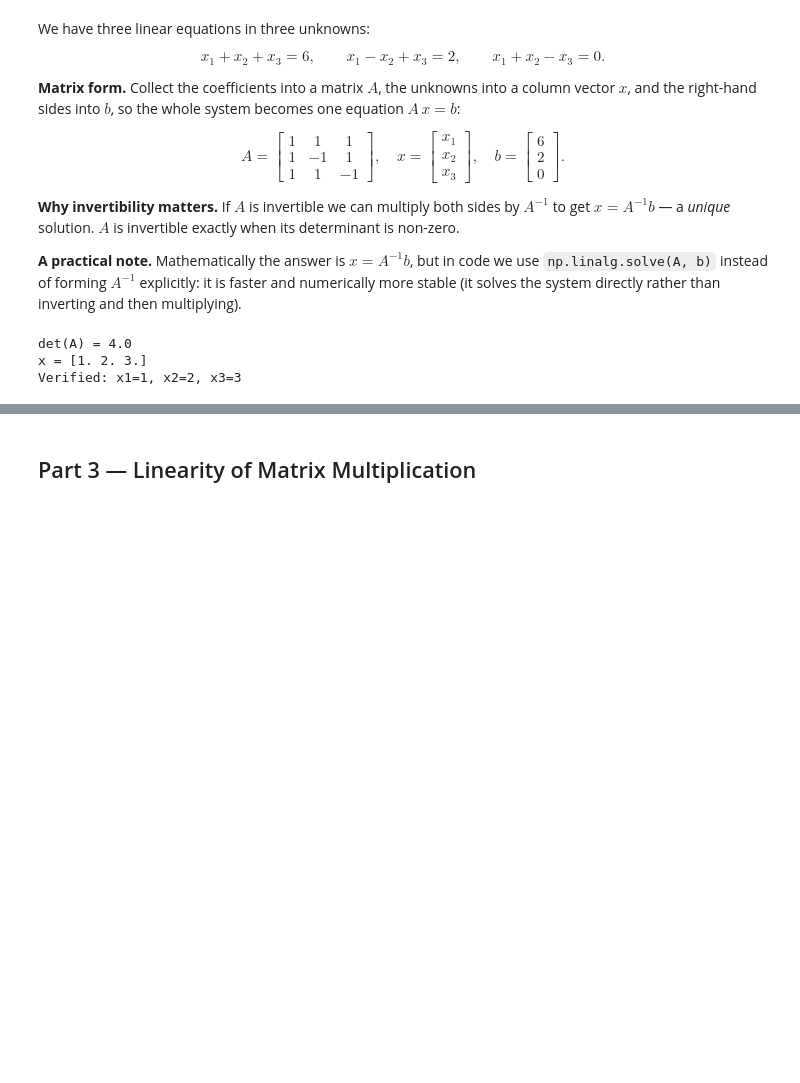
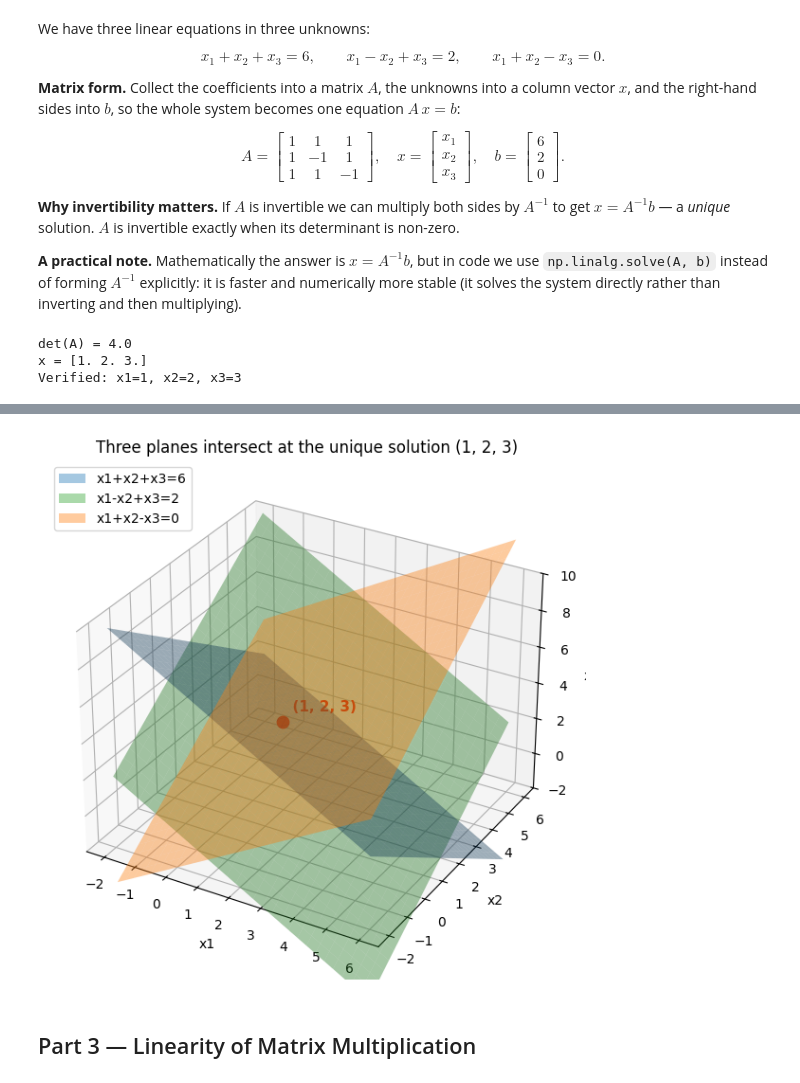
Before and after one commit to eladmintzer/linear-algebra, a Jupyter notebook: ex1/solution.ipynb, the cells around one changed output, grey strips where cells are left out. Drawn from its saved outputs; the diff is of its cells as text; code cells hidden in the pictures; blank space fills up the shorter version.

Commit message:
feat(ex1): Part 2 geometric figure — three planes meeting at (1,2,3)

```diff
--- a/ex1/solution.ipynb
+++ b/ex1/solution.ipynb
@@ -43,3 +47,35 @@ Verified: x1=1, x2=2, x3=3
+# %%
+import numpy as np
+import matplotlib.pyplot as plt
+from mpl_toolkits.mplot3d import Axes3D  # noqa: F401  (enables 3d projection)
+
+# Grid over x1, x2; solve each plane for x3 (z)
+g = np.linspace(-2, 6, 30)
+X, Y = np.meshgrid(g, g)
+Z1 = 6 - X - Y      # x1 + x2 + x3 = 6  -> z = 6 - x - y
+Z2 = 2 - X + Y      # x1 - x2 + x3 = 2  -> z = 2 - x + y
+Z3 = X + Y          # x1 + x2 - x3 = 0  -> z = x + y
+
+fig = plt.figure(figsize=(7, 6))
+ax = fig.add_subplot(111, projection="3d")
+ax.plot_surface(X, Y, Z1, alpha=0.4, color="tab:blue")
+ax.plot_surface(X, Y, Z2, alpha=0.4, color="tab:green")
+ax.plot_surface(X, Y, Z3, alpha=0.4, color="tab:orange")
+
+# The unique solution
+ax.scatter([1], [2], [3], color="red", s=80, depthshade=False)
+ax.text(1, 2, 3.6, "  (1, 2, 3)", color="red", fontsize=11, weight="bold")
+
+ax.set_xlabel("x1"); ax.set_ylabel("x2"); ax.set_zlabel("x3")
+ax.set_zlim(-2, 10)
+ax.set_title("Three planes intersect at the unique solution (1, 2, 3)")
+proxies = [plt.Rectangle((0,0),1,1,fc=c,alpha=0.4) for c in ["tab:blue","tab:green","tab:orange"]]
+ax.legend(proxies, ["x1+x2+x3=6", "x1-x2+x3=2", "x1+x2-x3=0"], loc="upper left")
+plt.tight_layout()
+plt.savefig("fig_part2_planes.png", dpi=110, bbox_inches="tight")
+plt.show()
+# %% [output]
+[figure, added]
 # %% [markdown]
 ## Part 3 — Linearity of Matrix Multiplication
 # %% [markdown]
```
Also changed, not shown: parts of 1 cell of this notebook, 1 other file.
